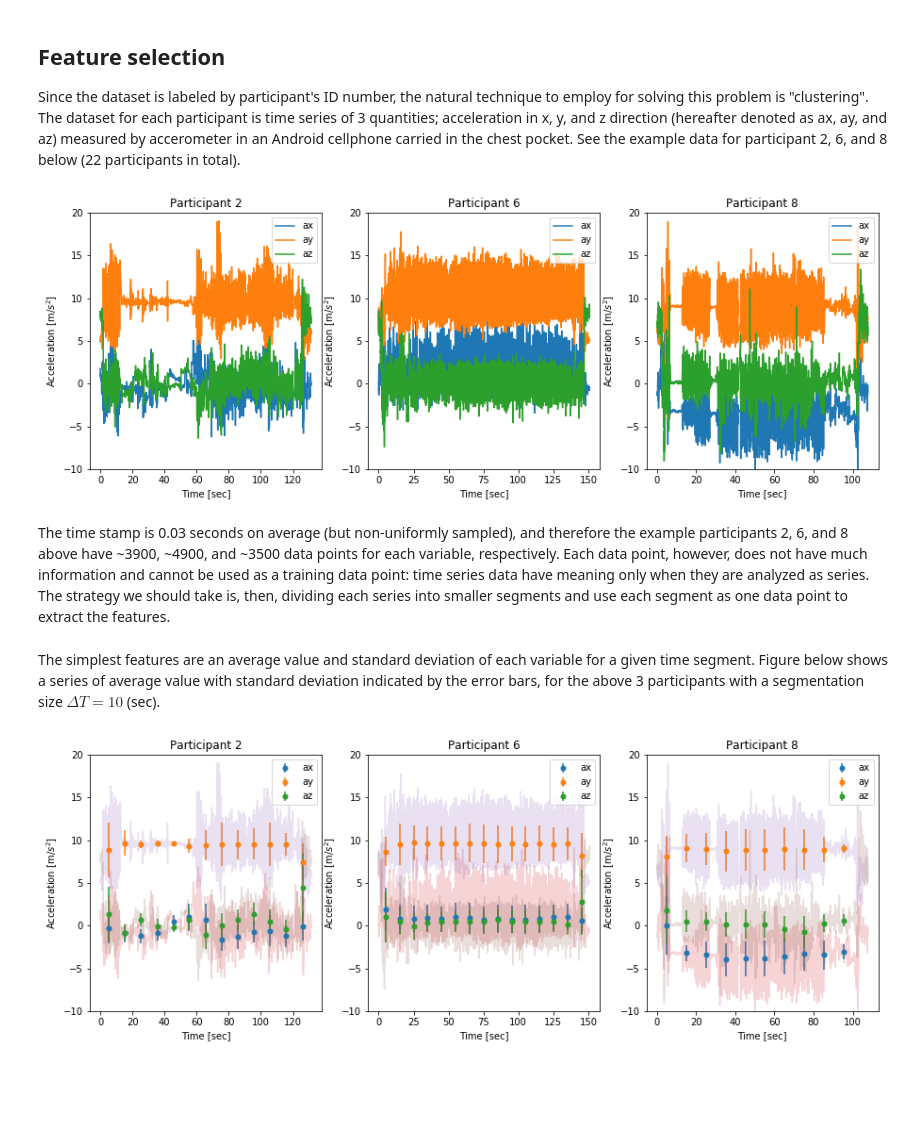
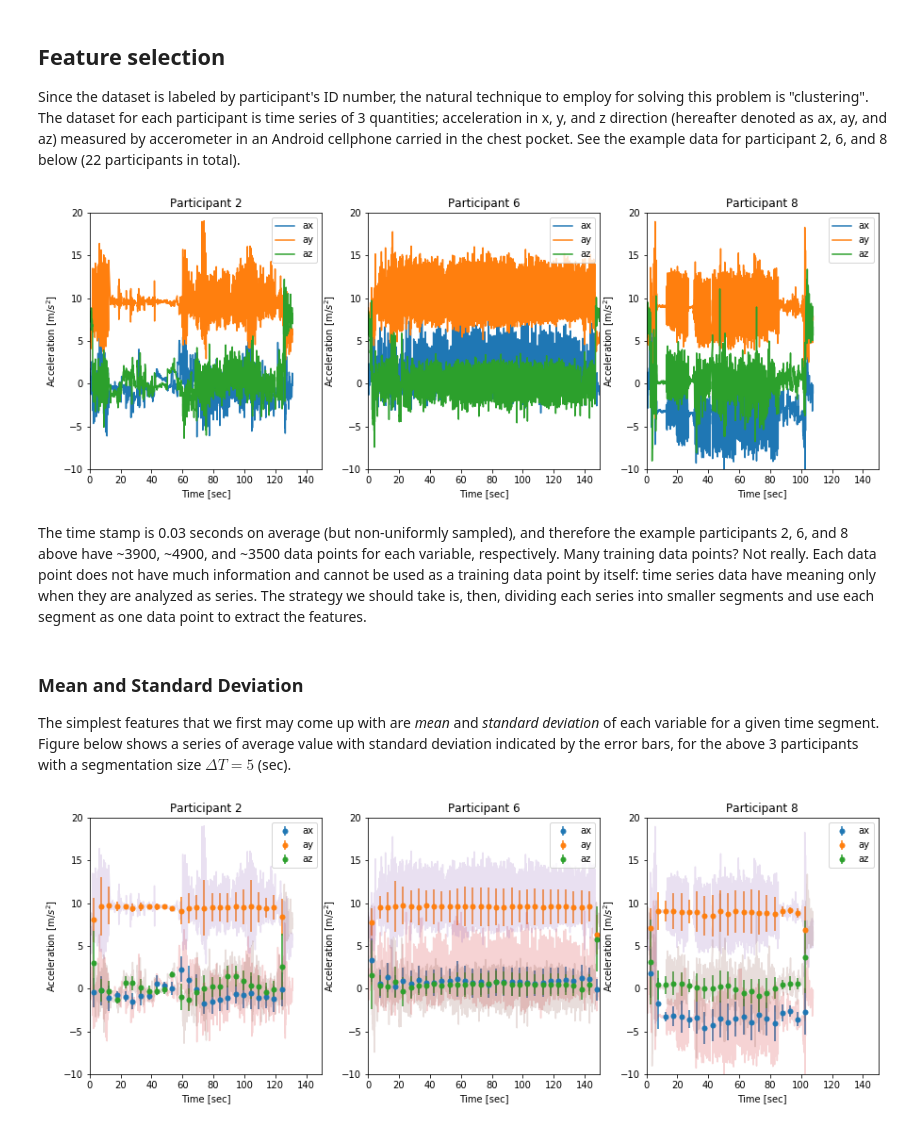
Before and after one commit to hshiokawa/walker_identifier, a Jupyter notebook: walker_identifier.ipynb, the cells around one changed output. Saved outputs shown, nothing was run; the diff lists cells and outputs as text; code cells hidden in the pictures; blank space fills up the shorter version.

Commit message:
mean and stdiv.

```diff
--- a/walker_identifier.ipynb
+++ b/walker_identifier.ipynb
@@ -39,38 +39,41 @@ Since the dataset is labeled by participant's ID number, the natural technique t
 # %%
 import pandas as pd
 import numpy as np
 import matplotlib.pyplot as plt
+from mpl_toolkits.mplot3d import Axes3D
 
 # read-in entire dataset
 data = []
 for i in range( 1, 23 ):
     data.append( pd.read_csv( 'data/%02d.csv'%i, names = [ 't', 'ax', 'ay', 'az' ]) )
 
 # plotting class for repetitive usage
 class plotting(object):
     def __init__( self, data ): self.data = data
     def plot_data( self, ID, f, alpha, title, legend=True ):
         f.plot( self.data[ID-1]['t'], self.data[ID-1]['ax'], alpha=alpha, label="ax") # -1 for 0 index
         f.plot( self.data[ID-1]['t'], self.data[ID-1]['ay'], alpha=alpha, label="ay")
         f.plot( self.data[ID-1]['t'], self.data[ID-1]['az'], alpha=alpha, label="az")
+        f.set_xlim(0,150)
         f.set_ylim(-10,20)
         f.set_title( title )
         f.set_xlabel( 'Time [sec]' ); f.set_ylabel( r'Acceleration [m/$s^2$]' )
         if legend: f.legend( loc='upper right', fancybox=True )
 
 # example plots for time vs. acceleration for 3 participants
 p = plotting(data)
 fig = plt.figure(figsize=(15,5))
 f = fig.add_subplot(131); p.plot_data( 2, f, 1., 'Participant 2' )
 f = fig.add_subplot(132); p.plot_data( 6, f, 1., 'Participant 6' )
 f = fig.add_subplot(133); p.plot_data( 8, f, 1., 'Participant 8' )
 plt.show()
 # %% [output]
-[figure, old version]
+[figure, new version]
 # %% [markdown]
-The time stamp is 0.03 seconds on average (but non-uniformly sampled), and therefore the example participants 2, 6, and 8 above have ~3900, ~4900, and ~3500 data points for each variable, respectively. Each data point, however, does not have much information and cannot be used as a training data point: time series data have meaning only when they are analyzed as series. The strategy we should take is, then, dividing each series into smaller segments and use each segment as one data point to extract the features.
+The time stamp is 0.03 seconds on average (but non-uniformly sampled), and therefore the example participants 2, 6, and 8 above have ~3900, ~4900, and ~3500 data points for each variable, respectively. Many training data points? Not really. Each data point does not have much information and cannot be used as a training data point by itself: time series data have meaning only when they are analyzed as series. The strategy we should take is, then, dividing each series into smaller segments and use each segment as one data point to extract the features.
 # %% [markdown]
-The simplest features are an average value and standard deviation of each variable for a given time segment. Figure below shows a series of average value with standard deviation indicated by the error bars, for the above 3 participants with a segmentation size $\Delta T=10$ (sec).
+### Mean and Standard Deviation
+The simplest features that we first may come up with are *mean* and *standard deviation* of each variable for a given time segment. Figure below shows a series of average value with standard deviation indicated by the error bars, for the above 3 participants with a segmentation size $\Delta T=5$ (sec).
 # %%
 # parsing data into DT
 class parse_data(object):
@@ -120,7 +123,7 @@ def plot_parse( par, ID, f ):
     plt.legend( loc='upper right' )
 
 
-DT = 10. # segment size in second
+DT = 5. # segment size in second
 par = parse_data( data, DT )
 
 fig = plt.figure(figsize=(15,5))
@@ -134,4 +137,4 @@ p.plot_data( 6, f2, 0.2, 'Participant 6', legend=False )
 p.plot_data( 8, f3, 0.2, 'Participant 8', legend=False )
 plt.show()
 # %% [output]
-[figure, old version]
+[figure, new version]
```
Also changed, not shown: parts of 2 cells of this notebook.
